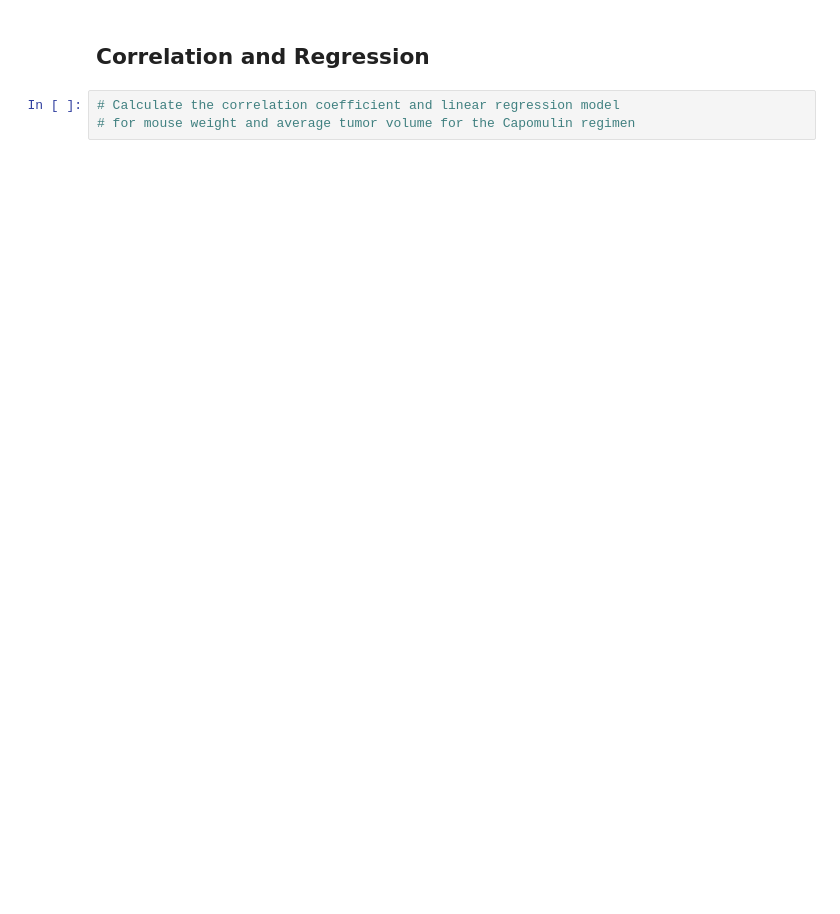
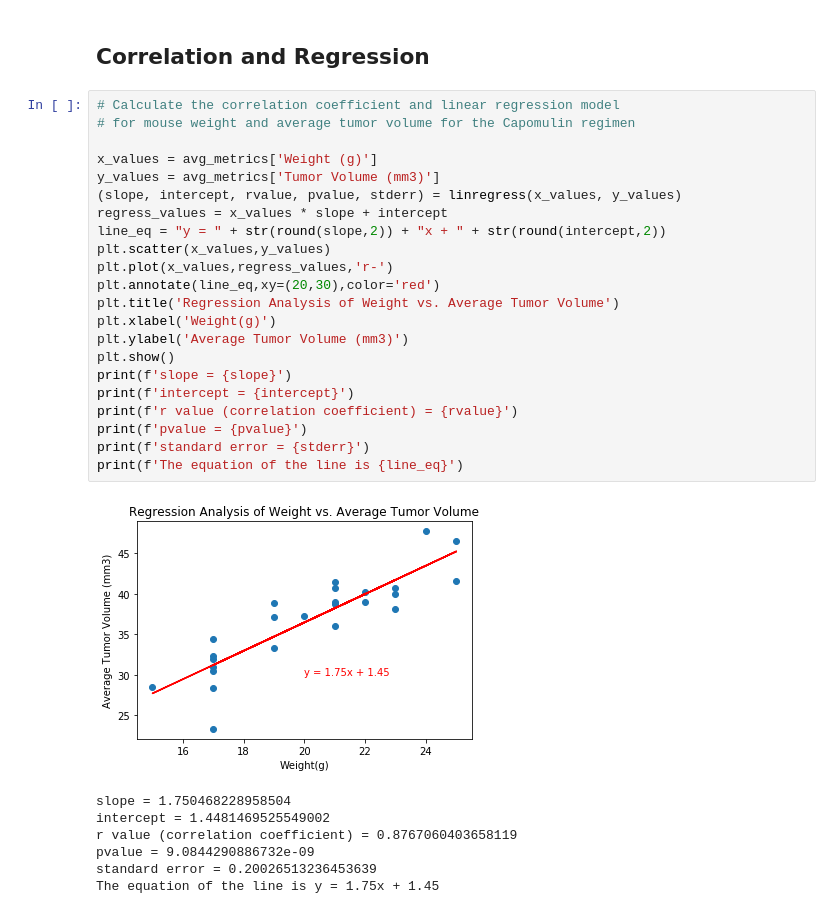
Before and after one commit to cblank210/matplotlib-challenge, a Jupyter notebook: Pymaceuticals/pymaceuticals.ipynb, the cells around one changed output. Drawn from its saved outputs; the diff is of its cells as text; blank space fills up the shorter version.

Commit message:
regression complete

```diff
--- a/Pymaceuticals/pymaceuticals.ipynb
+++ b/Pymaceuticals/pymaceuticals.ipynb
@@ -274,5 +288,32 @@ plt.show()
 # %% [markdown]
 ## Correlation and Regression
-# %%
-# Calculate the correlation coefficient and linear regression model
-# for mouse weight and average tumor volume for the Capomulin regimen
+# %%
+# Calculate the correlation coefficient and linear regression model
+# for mouse weight and average tumor volume for the Capomulin regimen
+
+x_values = avg_metrics['Weight (g)']
+y_values = avg_metrics['Tumor Volume (mm3)']
+(slope, intercept, rvalue, pvalue, stderr) = linregress(x_values, y_values)
+regress_values = x_values * slope + intercept
+line_eq = "y = " + str(round(slope,2)) + "x + " + str(round(intercept,2))
+plt.scatter(x_values,y_values)
+plt.plot(x_values,regress_values,'r-')
+plt.annotate(line_eq,xy=(20,30),color='red')
+plt.title('Regression Analysis of Weight vs. Average Tumor Volume')
+plt.xlabel('Weight(g)')
+plt.ylabel('Average Tumor Volume (mm3)')
+plt.show()
+print(f'slope = {slope}')
+print(f'intercept = {intercept}')
+print(f'r value (correlation coefficient) = {rvalue}')
+print(f'pvalue = {pvalue}')
+print(f'standard error = {stderr}')
+print(f'The equation of the line is {line_eq}')
+# %% [output]
+[figure, added]
+slope = 1.750468228958504
+intercept = 1.4481469525549002
+r value (correlation coefficient) = 0.8767060403658119
+pvalue = 9.0844290886732e-09
+standard error = 0.20026513236453639
+The equation of the line is y = 1.75x + 1.45
```
Also changed, not shown: parts of 4 cells of this notebook.
